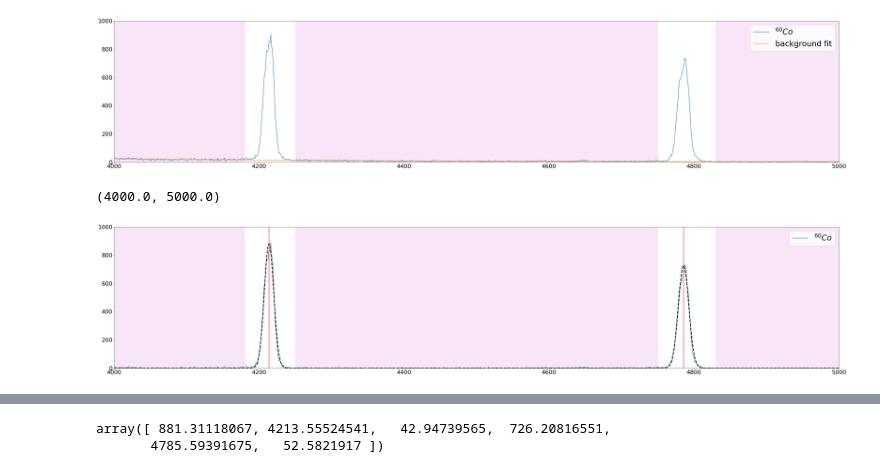
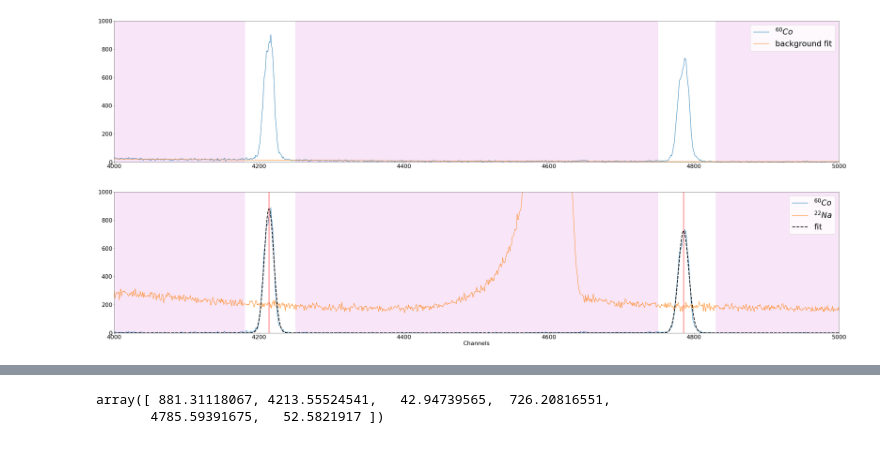
Before and after one commit to callum-mccracken/GRIDS_2022, a Jupyter notebook: HPGe/plot_spectra.ipynb, the cells around one changed output, grey strips where cells are left out. Drawn from its saved outputs; the diff is of its cells as text; code cells hidden in the pictures.

```diff
--- a/HPGe/plot_spectra.ipynb
+++ b/HPGe/plot_spectra.ipynb
@@ -170,26 +170,27 @@ fit_hist = comb_gauss(xval, *coeff_gauss)
 # %%
 plt.figure(figsize=(50, 10))
 
 
 # plt.plot(spectrum_bkg, label=r'background')
 # plt.plot(spectrum_x, label=r'X')
 plt.plot(spectrum_co60-bkgfit, label=r'$^{60}Co$')
-# plt.plot(spectrum_ba133, label=r'$^{133}Ba$')
-# plt.plot(spectrum_na22, label=r'$^{22}Na$')
+# plt.plot(spectrum_ba133-bkgfit, label=r'$^{133}Ba$')
+plt.plot(spectrum_na22, label=r'$^{22}Na$')
 
 plt.axvspan(4000, 4180, alpha=0.1, color='m')
 plt.axvspan(4250, 4750, alpha=0.1, color='m')
 plt.axvspan(4830, 5000, alpha=0.1, color='m')
 
-plt.plot(xval, fit_hist, c='k', lw=3, ls='--')
+plt.plot(xval, fit_hist, c='k', lw=3, ls='--', label="fit")
 
 plt.axvline(coeff_gauss[1], c='r')
 plt.axvline(coeff_gauss[4], c='r')
 
 plt.legend(fontsize=30)
 plt.ylim(0, 1000)
 plt.xlim(4000, 5000)
+plt.xlabel("Channels")
+plt.show()
 # %% [output]
-(4000.0, 5000.0)
-[figure, old version]
+[figure, new version]
 # %%
```
Also changed, not shown: parts of 7 cells of this notebook, 13 other files.
